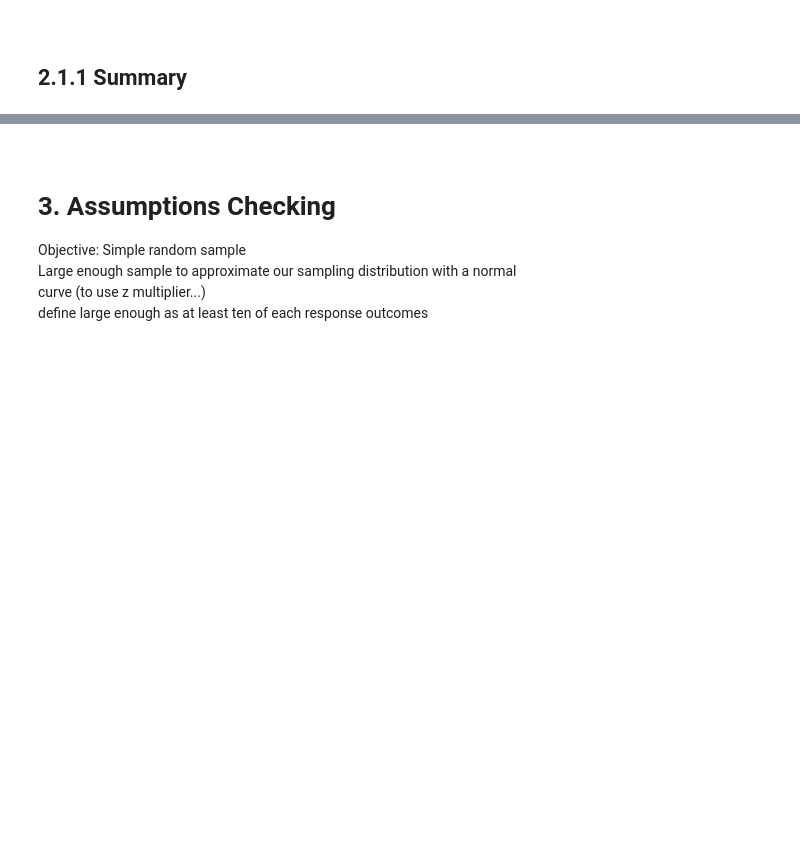
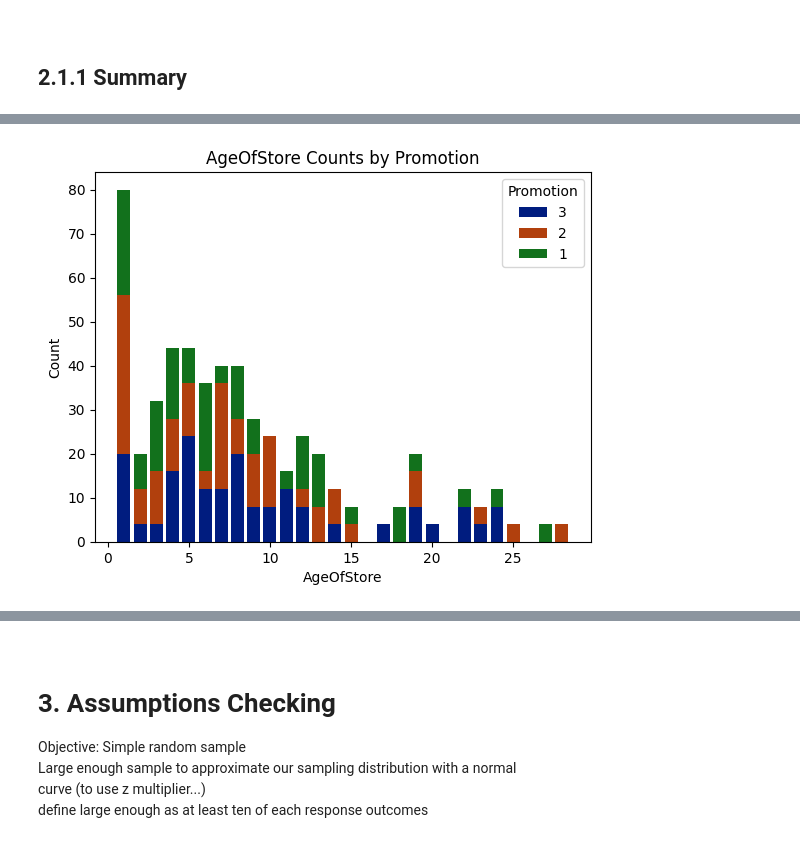
Before and after one commit to CelineChiLamNg/AB-tests, a Jupyter notebook: fast_food.ipynb, the cells around one changed output, grey strips where cells are left out. Saved outputs shown, nothing was run; the diff lists cells and outputs as text; code cells hidden in the pictures; blank space fills up the shorter version.

```diff
--- a/fast_food.ipynb
+++ b/fast_food.ipynb
@@ -251,0 +205,4 @@ fastfood1
+# %%
+stacked_bar_plot(fastfood, col='AgeOfStore', hue='Promotion')
+# %% [output]
+[figure, added]
```
Also changed, not shown: parts of 13 cells of this notebook, 2 other files.
